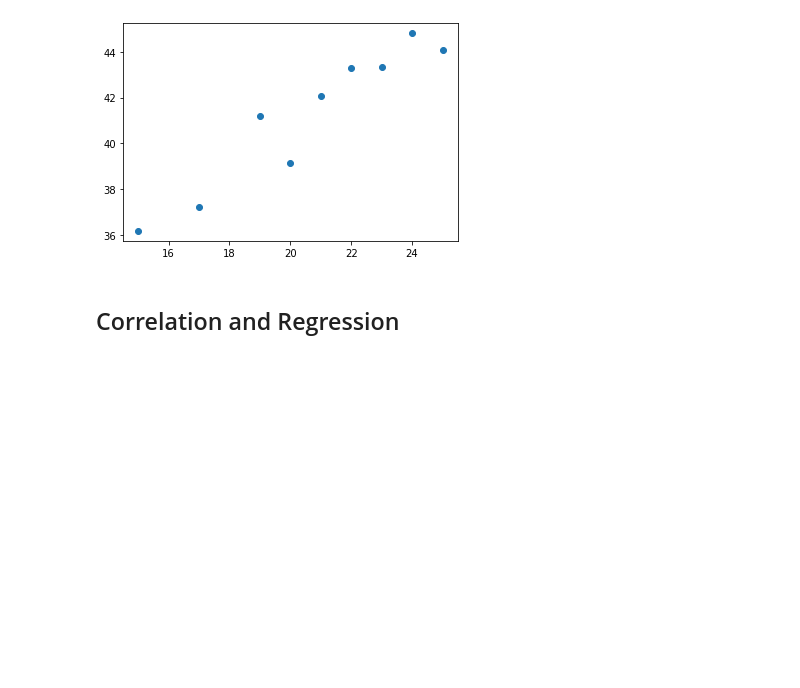
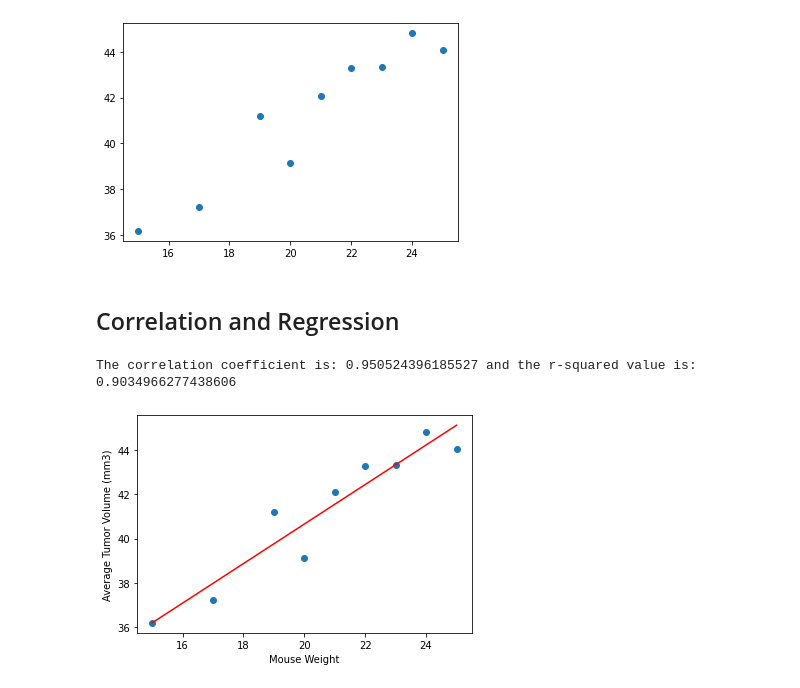
Before and after one commit to knorman123/matplotlib-challenge, a Jupyter notebook: Pymaceuticals/pymaceuticals_starter.ipynb, the cells around one changed output. Saved outputs shown, nothing was run; the diff lists cells and outputs as text; code cells hidden in the pictures; blank space fills up the shorter version.

Commit message:
added correlation and regression of mouse weight vs av tumor volume

```diff
--- a/Pymaceuticals/pymaceuticals_starter.ipynb
+++ b/Pymaceuticals/pymaceuticals_starter.ipynb
@@ -183,10 +184,10 @@ capomulin_tumor_volume.mean()
 #print(capomulin)
 av_tumor_volume = pd.DataFrame(capomulin_tumor_volume.mean()['Tumor Volume (mm3)']).reset_index()
 #av_tumor_volume
-x_axis_scatter = av_tumor_volume['Weight (g)']
+x_value_scatter = av_tumor_volume['Weight (g)']
 #print(x_axis_scatter)
-y_axis_scatter = av_tumor_volume['Tumor Volume (mm3)']
-plt.scatter(x_axis_scatter, y_axis_scatter)#plt.show()
+y_value_scatter = av_tumor_volume['Tumor Volume (mm3)']
+plt.scatter(x_value_scatter, y_value_scatter)#plt.show()
 # %% [output]
 <matplotlib.collections.PathCollection at 0x...>
 [figure]
@@ -197,0 +196,16 @@ plt.scatter(x_axis_scatter, y_axis_scatter)#plt.show()
+# %%
+# Calculate the correlation coefficient and linear regression model
+# for mouse weight and average tumor volume for the Capomulin regimen
+
+(slope, intercept, rvalue, pvalue, stderr) = linregress(x_value_scatter, y_value_scatter)
+regress_values = x_value_scatter * slope + intercept
+line_eq = "y = " + str(round(slope,2)) + "x + " + str(round(intercept,2))
+plt.scatter(x_value_scatter,y_value_scatter)
+plt.plot(x_value_scatter,regress_values,"r-")
+plt.xlabel('Mouse Weight')
+plt.ylabel('Average Tumor Volume (mm3)')
+print(f"The correlation coefficient is: {rvalue} and the r-squared value is: {rvalue**2}")
+plt.show()
+# %% [output]
+The correlation coefficient is: 0.950524396185527 and the r-squared value is: 0.9034966277438606
+[figure, added]
```
Also changed, not shown: parts of 3 cells of this notebook.
